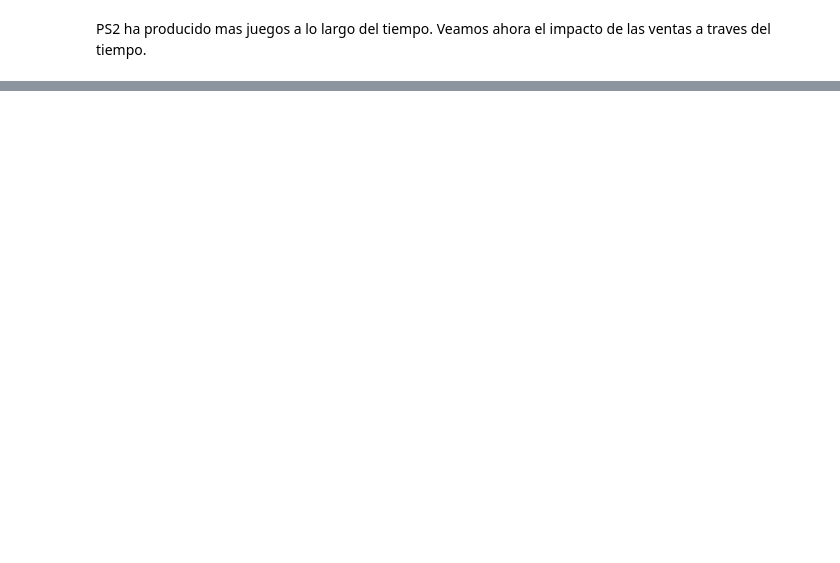
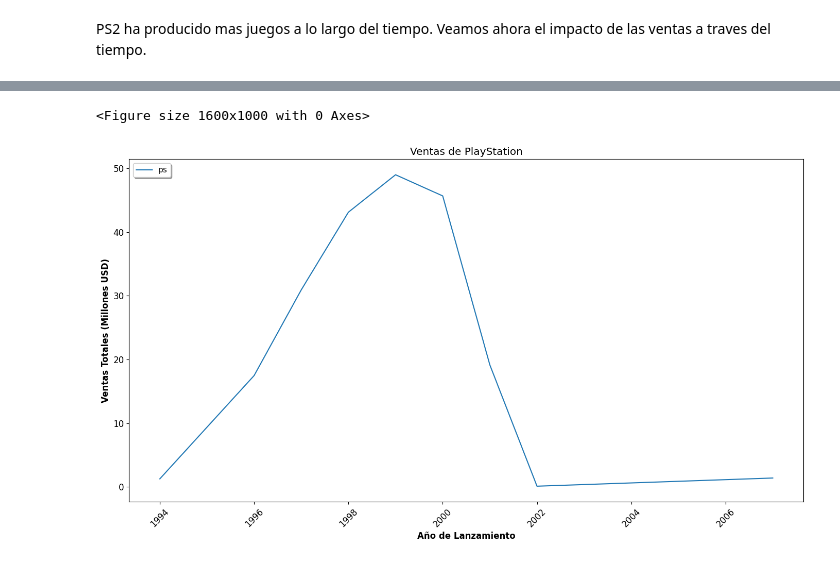
Before and after one commit to ma280113/TripleTen, a Jupyter notebook: strint_6_proyect/notebook.ipynb, the cells around one changed output, grey strips where cells are left out. Saved outputs shown, nothing was run; the diff lists cells and outputs as text; code cells hidden in the pictures; blank space fills up the shorter version.

```diff
--- a/strint_6_proyect/notebook.ipynb
+++ b/strint_6_proyect/notebook.ipynb
@@ -632,0 +606,5 @@ Todo lo que necesitas para completar este proyecto se encuentra en las hojas inf
+# %%
+comparar_plataformas_años(plataformas = ['ps'], titulo = 'Ventas de PlayStation')
+# %% [output]
+<Figure size 1600x1000 with 0 Axes>
+[figure, added]
```
Also changed, not shown: parts of 49 cells of this notebook, 4 other files.
